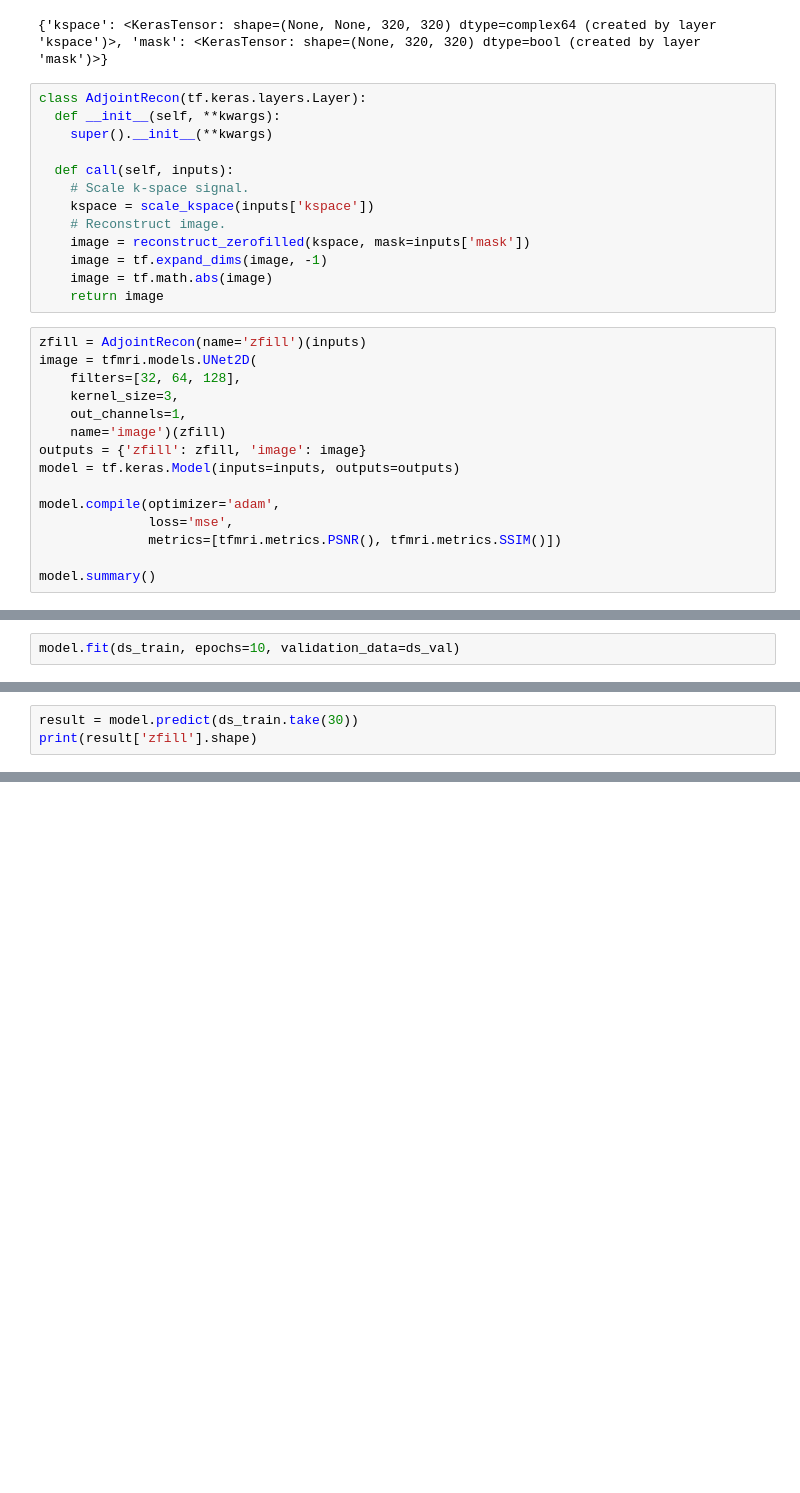
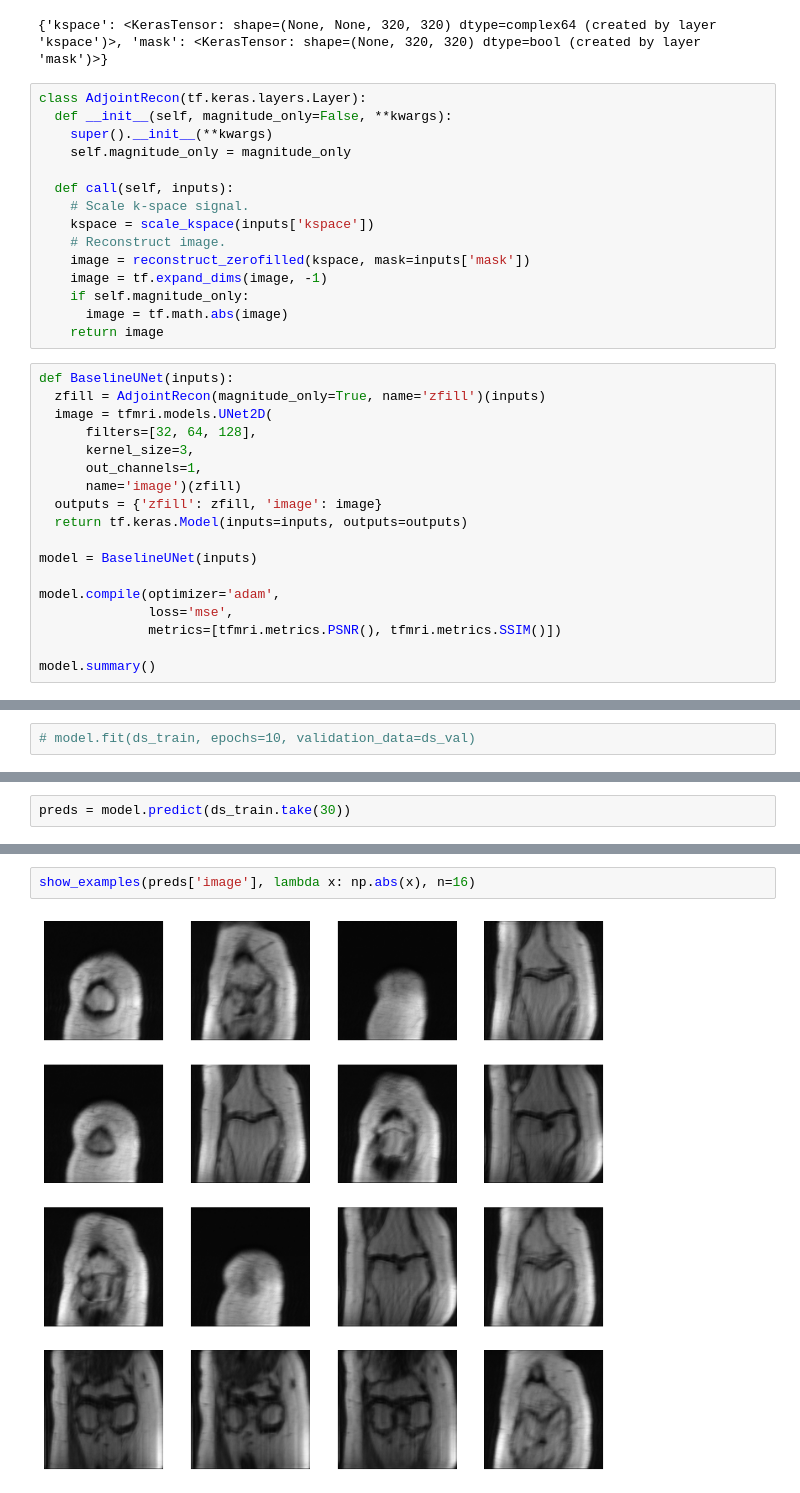
Before and after one commit to mrphys/tensorflow-mri, a Jupyter notebook: tools/docs/tutorials/recon/unet_fastmri.ipynb, the cells around one changed output, grey strips where cells are left out. Saved outputs shown, nothing was run; the diff lists cells and outputs as text; blank space fills up the shorter version.

```diff
--- a/tools/docs/tutorials/recon/unet_fastmri.ipynb
+++ b/tools/docs/tutorials/recon/unet_fastmri.ipynb
@@ -207,8 +204,9 @@ print(inputs)
 {'kspace': <KerasTensor: shape=(None, None, 320, 320) dtype=complex64 (created by layer 'kspace')>, 'mask': <KerasTensor: shape=(None, 320, 320) dtype=bool (created by layer 'mask')>}
 # %%
 class AdjointRecon(tf.keras.layers.Layer):
-  def __init__(self, **kwargs):
+  def __init__(self, magnitude_only=False, **kwargs):
     super().__init__(**kwargs)
+    self.magnitude_only = magnitude_only
 
   def call(self, inputs):
     # Scale k-space signal.
@@ -216,17 +214,21 @@ class AdjointRecon(tf.keras.layers.Layer):
     # Reconstruct image.
     image = reconstruct_zerofilled(kspace, mask=inputs['mask'])
     image = tf.expand_dims(image, -1)
-    image = tf.math.abs(image)
+    if self.magnitude_only:
+      image = tf.math.abs(image)
     return image
 # %%
-zfill = AdjointRecon(name='zfill')(inputs)
-image = tfmri.models.UNet2D(
-    filters=[32, 64, 128],
-    kernel_size=3,
-    out_channels=1,
-    name='image')(zfill)
-outputs = {'zfill': zfill, 'image': image}
-model = tf.keras.Model(inputs=inputs, outputs=outputs)
+def BaselineUNet(inputs):
+  zfill = AdjointRecon(magnitude_only=True, name='zfill')(inputs)
+  image = tfmri.models.UNet2D(
+      filters=[32, 64, 128],
+      kernel_size=3,
+      out_channels=1,
+      name='image')(zfill)
+  outputs = {'zfill': zfill, 'image': image}
+  return tf.keras.Model(inputs=inputs, outputs=outputs)
+
+model = BaselineUNet(inputs)
 
 model.compile(optimizer='adam',
               loss='mse',
@@ -254,4 +256,4 @@ Trainable params: 471,233
 Non-trainable params: 0
 __________________________________________________________________________________________________
 # %%
-model.fit(ds_train, epochs=10, validation_data=ds_val)
+# model.fit(ds_train, epochs=10, validation_data=ds_val)
@@ -280,4 +280,3 @@ Epoch 10/10
 # %%
-result = model.predict(ds_train.take(30))
-print(result['zfill'].shape)
+preds = model.predict(ds_train.take(30))
 # %% [output]
@@ -291,2 +285,6 @@ plt.imshow(result['image'][8, ...])
+# %%
+show_examples(preds['image'], lambda x: np.abs(x), n=16)
+# %% [output]
+[figure, added]
 # %%
 def VarNet(inputs, num_iterations=5):
```
Also changed, not shown: parts of 9 cells of this notebook, 8 other files.
